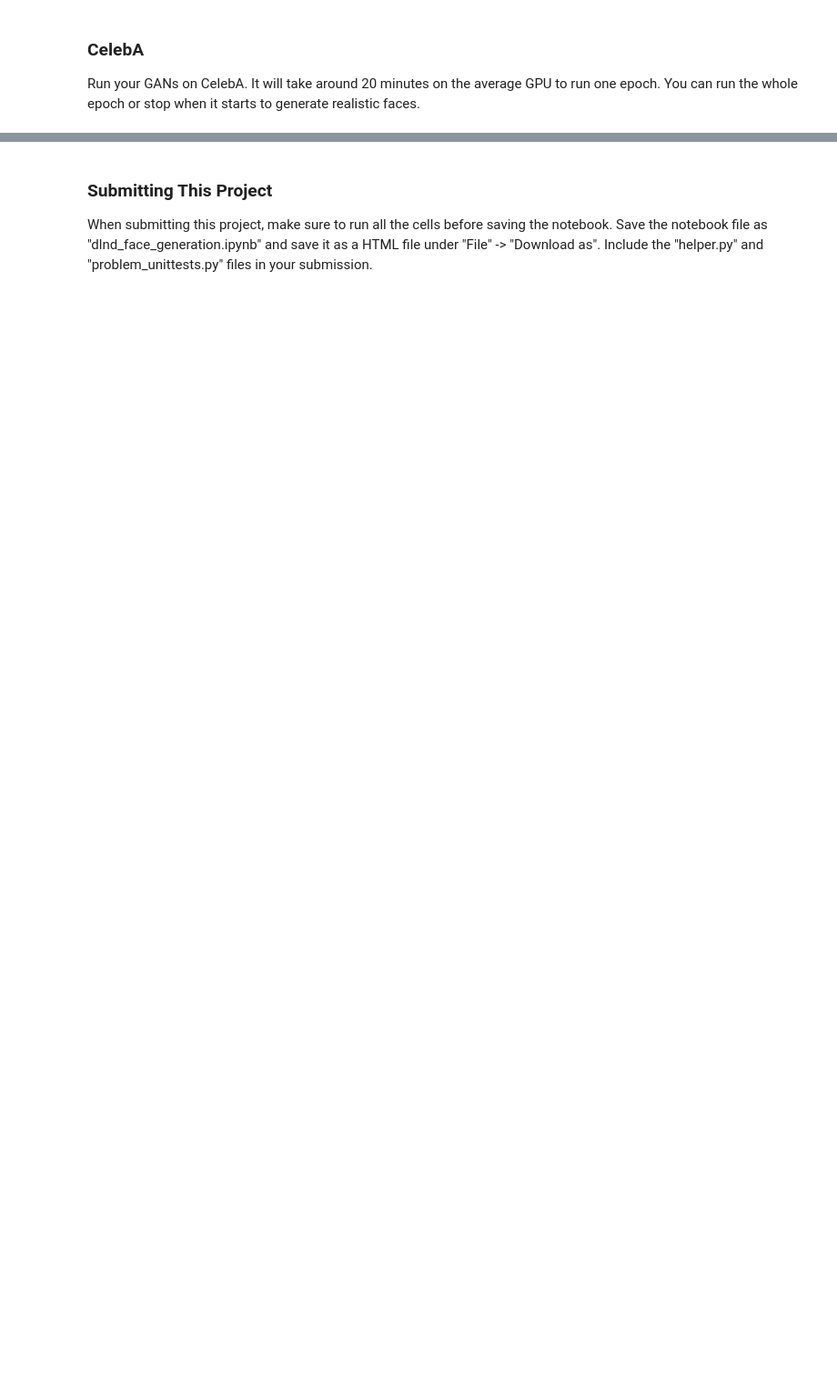
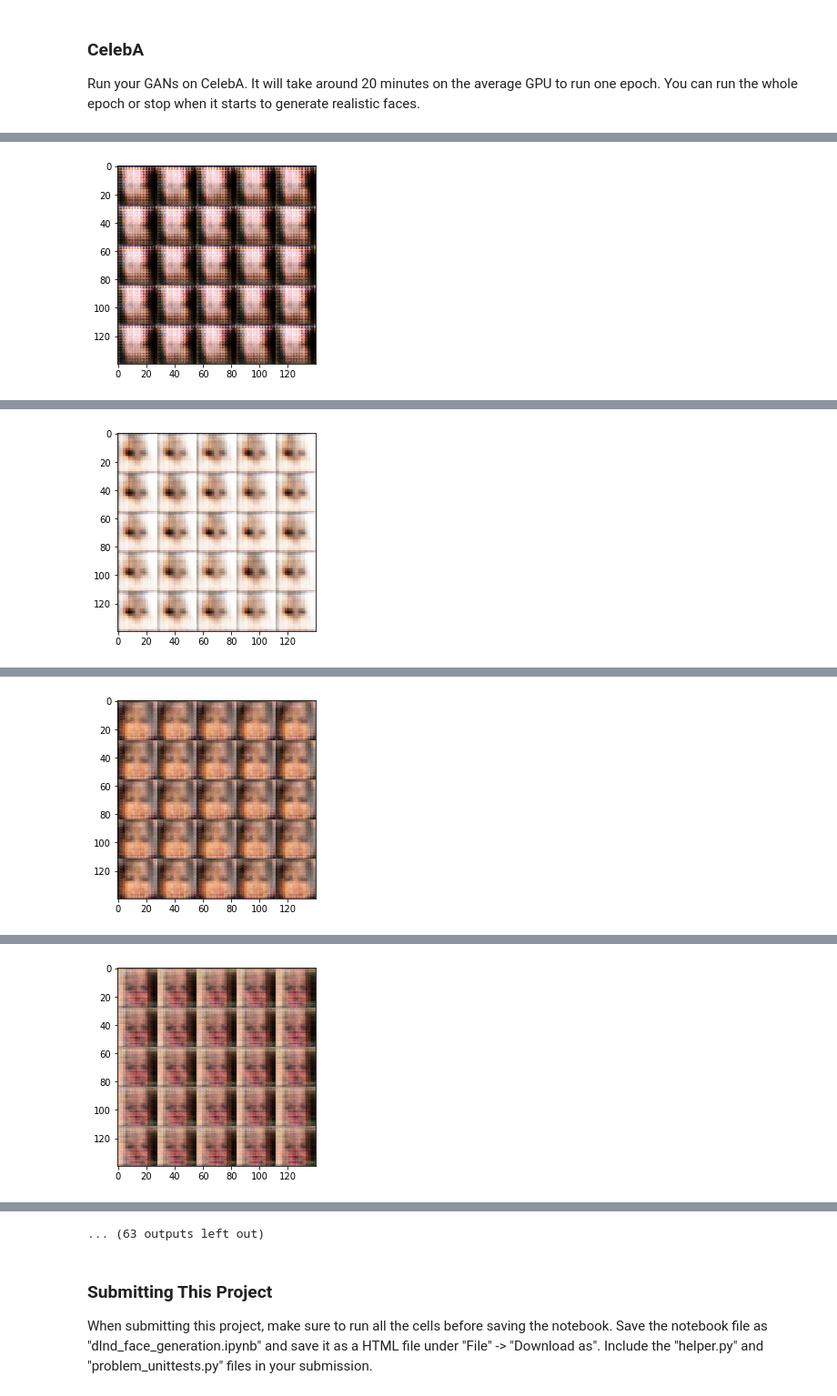
Before and after one commit to Amanpradhan/Face-Generation, a Jupyter notebook: dlnd_face_generation.ipynb, the cells around one changed output, grey strips where cells are left out. Shown at 91% size. Saved outputs shown, nothing was run; the diff lists cells and outputs as text; code cells hidden in the pictures; blank space fills up the shorter version.

```diff
--- a/dlnd_face_generation.ipynb
+++ b/dlnd_face_generation.ipynb
@@ -420,10 +422,10 @@ Epoch 2/2 Count 1200... Discriminator Loss: 1.0398... Generator Loss: 4.9367 ...
 ### CelebA
 Run your GANs on CelebA.  It will take around 20 minutes on the average GPU to run one epoch.  You can run the whole epoch or stop when it starts to generate realistic faces.
 # %%
-batch_size = None
-z_dim = None
-learning_rate = None
-beta1 = None
+batch_size = 16
+z_dim = 128
+learning_rate = 0.0001
+beta1 = 0.45
 
 
 """
@@ -435,3 +437,4 @@ celeba_dataset = helper.Dataset('celeba', glob(os.path.join(data_dir, 'img_align
 with tf.Graph().as_default():
     train(epochs, batch_size, z_dim, learning_rate, beta1, celeba_dataset.get_batches,
           celeba_dataset.shape, celeba_dataset.image_mode)
+# %% [output]
@@ -437,0 +443 @@ with tf.Graph().as_default():
+[figure, added]
@@ -437,0 +446 @@ with tf.Graph().as_default():
+[figure, added]
@@ -437,0 +449 @@ with tf.Graph().as_default():
+[figure, added]
@@ -437,0 +452 @@ with tf.Graph().as_default():
+[figure, added]
@@ -438,3 +459,4 @@ with tf.Graph().as_default():
+... (63 outputs left out)
 # %% [markdown]
 ### Submitting This Project
 When submitting this project, make sure to run all the cells before saving the notebook. Save the notebook file as "dlnd_face_generation.ipynb" and save it as a HTML file under "File" -> "Download as". Include the "helper.py" and "problem_unittests.py" files in your submission.
```
Also changed, not shown: parts of 4 cells of this notebook, 1 other file.
